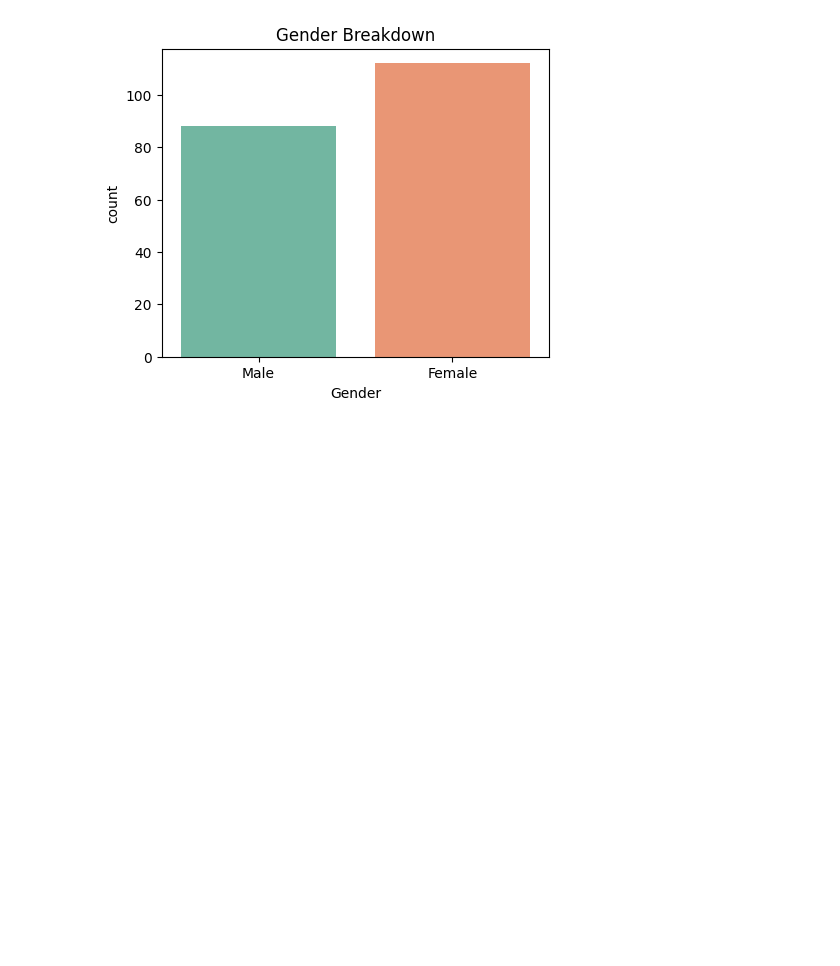
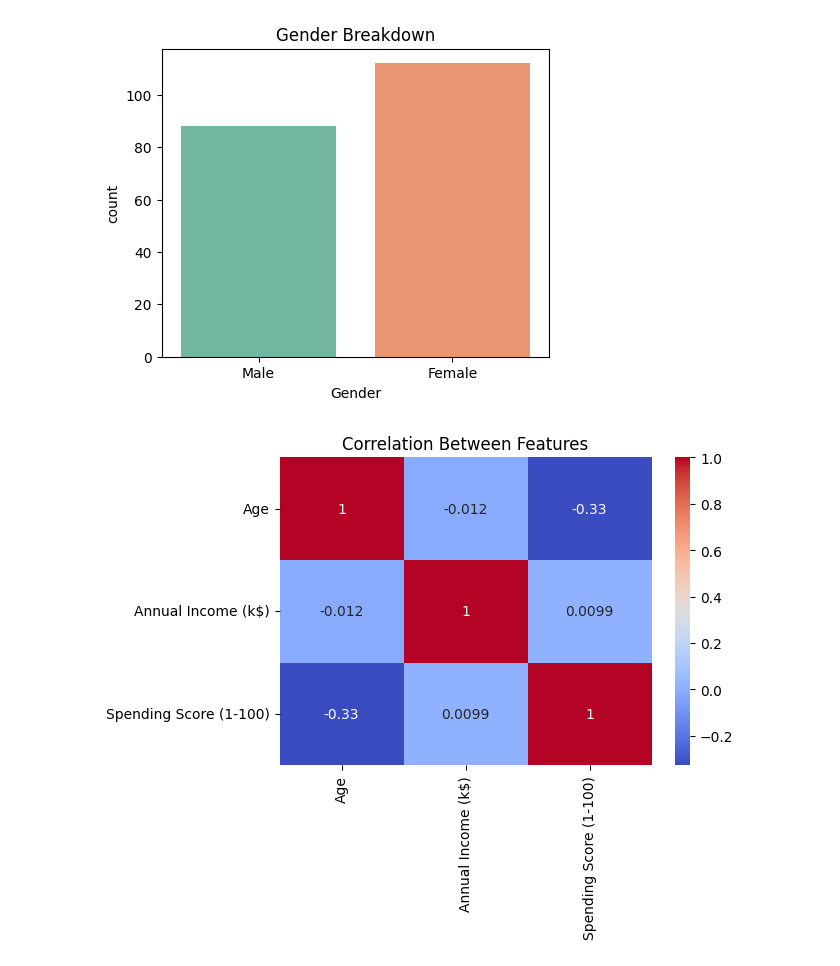
Before and after one commit to yusuf-codes10/touir-youcef-abderahim-ml-automal-homework, a Jupyter notebook: machine_learning.ipynb, the cells around one changed output. Saved outputs shown, nothing was run; the diff lists cells and outputs as text; code cells hidden in the pictures; blank space fills up the shorter version.

```diff
--- a/machine_learning.ipynb
+++ b/machine_learning.ipynb
@@ -149,3 +149,11 @@ Passing `palette` without assigning `hue` is deprecated and will be removed in v
 
   sns.countplot(x='Gender', data=mall_df, palette='Set2')
 [figure]
+# %%
+# 5. Correlation heatmap
+plt.figure(figsize=(6, 4))
+sns.heatmap(mall_df.drop(columns=['CustomerID', 'Gender']).corr(), annot=True, cmap='coolwarm')
+plt.title('Correlation Between Features')
+plt.show()
+# %% [output]
+[figure, added]
```
Also changed, not shown: parts of 1 cell of this notebook.
